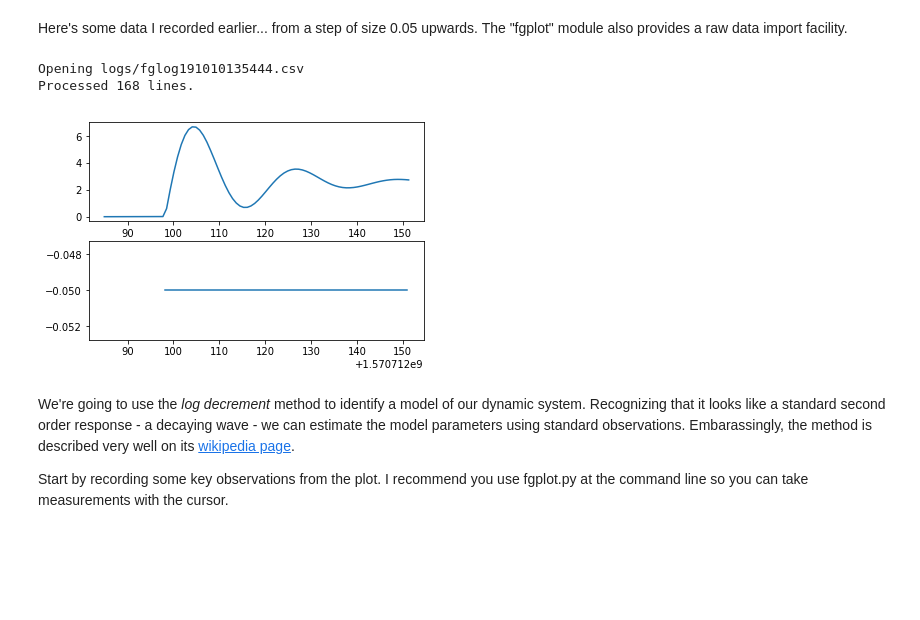
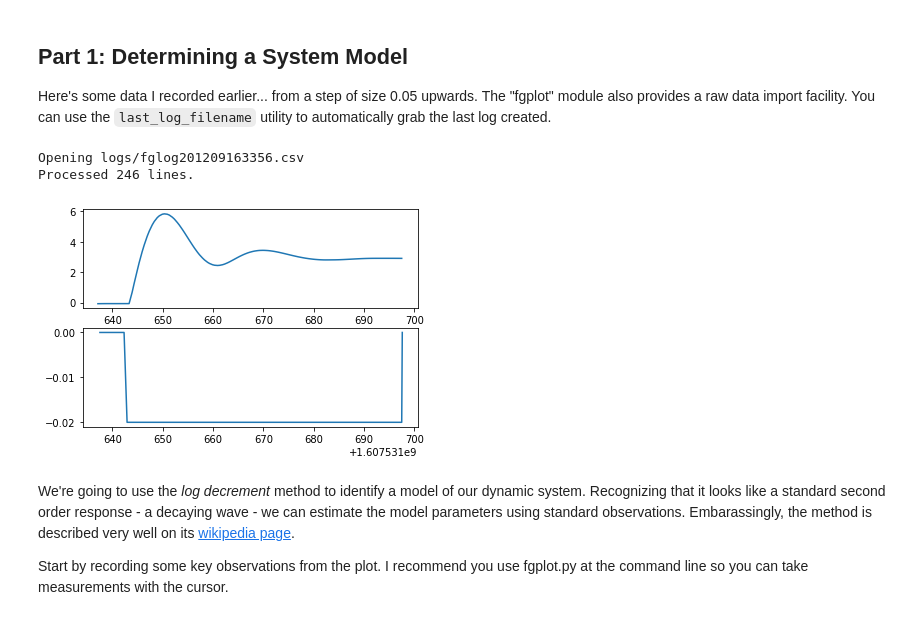
Before and after one commit to arthurrichards77/control_tutorial, a Jupyter notebook: model.ipynb, the cells around one changed output. Drawn from its saved outputs; the diff is of its cells as text; code cells hidden in the pictures; blank space fills up the shorter version.

Commit message:
Modelling example now in Jupyter as well as plain Python, including example results.  Not completely documented yet - Notebook needs more markdown text.

```diff
--- a/model.ipynb
+++ b/model.ipynb
@@ -4,25 +9,28 @@ import matplotlib.pyplot as plt
 import numpy as np
 from math import log,sqrt,pi
 # %% [markdown]
-Here's some data I recorded earlier... from a step of size 0.05 upwards.  The "fgplot" module also provides a raw data import facility.
+## Part 1: Determining a System Model
+
+Here's some data I recorded earlier... from a step of size 0.05 upwards.  The "fgplot" module also provides a raw data import facility.  You can use the `last_log_filename` utility to automatically grab the last log created.
 # %%
-from fgplot import import_log
-data_dict = import_log('logs/fglog191010135444.csv')
+# import last log data
+# file_name = last_log_filename()
+file_name = 'logs/fglog201209163356.csv'
+step_data = import_log(file_name)
 
+# plot the step response
 plt.figure()
-ax=plt.subplot(2,1,1)
-(th,h)=data_dict['/velocities/vertical-speed-fps']
-plt.plot(th,h)
-
-plt.subplot(2,1,2,sharex=ax)
-(te,e)=data_dict['/controls/flight/elevator']
-plt.plot(te,e)
-
+ax = plt.subplot(2, 1, 1)
+(tv, v) = step_data['/velocities/vertical-speed-fps']
+plt.plot(tv, v)
+plt.subplot(2, 1, 2, sharex=ax)
+(te, e) = step_data['/controls/flight/elevator']
+plt.plot(te, e)
 plt.show()
 # %% [output]
-Opening logs/fglog191010135444.csv
-Processed 168 lines.
+Opening logs/fglog201209163356.csv
+Processed 246 lines.
-[figure, old version]
+[figure, new version]
 # %% [markdown]
 We're going to use the *log decrement* method to identify a model of our dynamic system.  Recognizing that it looks like a standard second order response - a decaying wave - we can estimate the model parameters using standard observations.  Embarassingly, the method is described very well on its [wikipedia page](https://en.wikipedia.org/wiki/Logarithmic_decrement).
 
```
Also changed, not shown: parts of 34 cells of this notebook, 4 other files.
